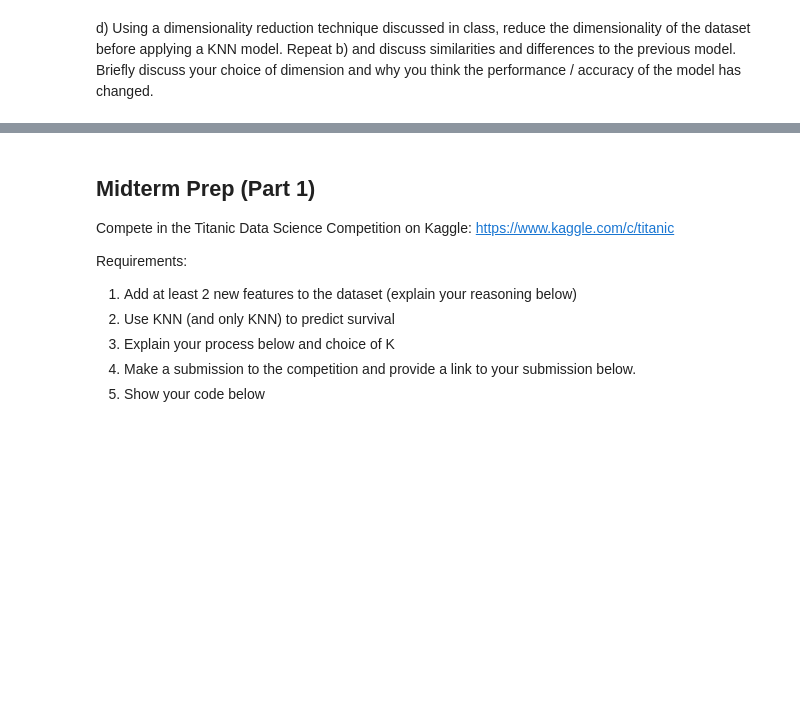
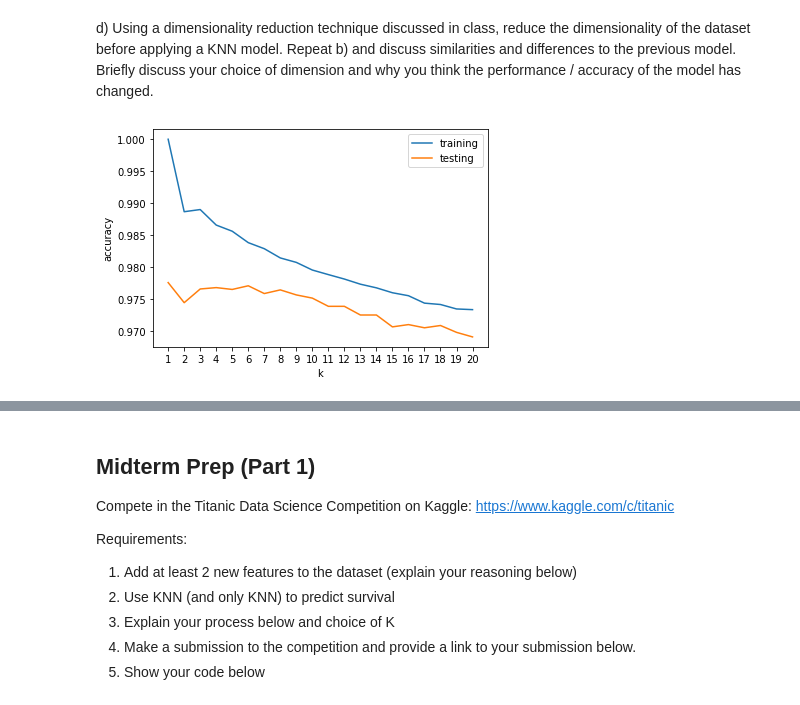
Before and after one commit to tnikas/Data-Science-Fundamentals, a Jupyter notebook: lecture_12/worksheet_12.ipynb, the cells around one changed output, grey strips where cells are left out. Saved outputs shown, nothing was run; the diff lists cells and outputs as text; code cells hidden in the pictures; blank space fills up the shorter version.

```diff
--- a/lecture_12/worksheet_12.ipynb
+++ b/lecture_12/worksheet_12.ipynb
@@ -223,24 +208,23 @@ d) Using a dimensionality reduction technique discussed in class, reduce the dim
 # %%
 from sklearn.pipeline import make_pipeline
 from sklearn.decomposition import PCA
 
 dimensionality_reduction = PCA(n_components=50) # this is the number of components that we kept at Worksheet10
-knn_model = KNeighborsClassifier(n_neighbors=3)
 
 training_accuracies = []
 testing_accuracies = []
-for k in tqdm(range(1, 21)):
-    model = make_pipeline(dimensionality_reduction, KNeighborsClassifier(n_neighbors=k))
+for k in tqdm(k_values):
+    knn_model = KNeighborsClassifier(n_neighbors=k)
+    model = make_pipeline(dimensionality_reduction, knn_model)
     model.fit(X_train, y_train)
     training_accuracies.append(model.score(X_train, y_train))
     testing_accuracies.append(model.score(X_test, y_test))
 plt.xticks(range(1, 21))
 plt.xlabel("k")
 plt.ylabel("accuracy")
-plt.plot(range(1, 21), training_accuracies, label="training")
-plt.plot(range(1, 21), testing_accuracies, label="testing")
+plt.plot(k_values, training_accuracies, label="training")
+plt.plot(k_values, testing_accuracies, label="testing")
 plt.legend()
 plt.show()
-
-#model = make_pipeline(dimensionality_reduction, knn_model)
-#model.fit(...)
+# %% [output]
+[figure, added]
```
Also changed, not shown: parts of 29 cells of this notebook, 4 other files.
